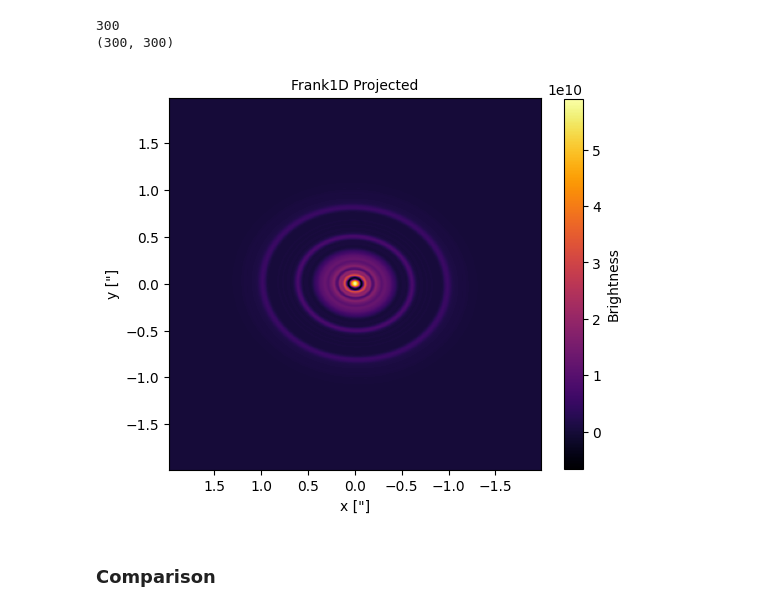
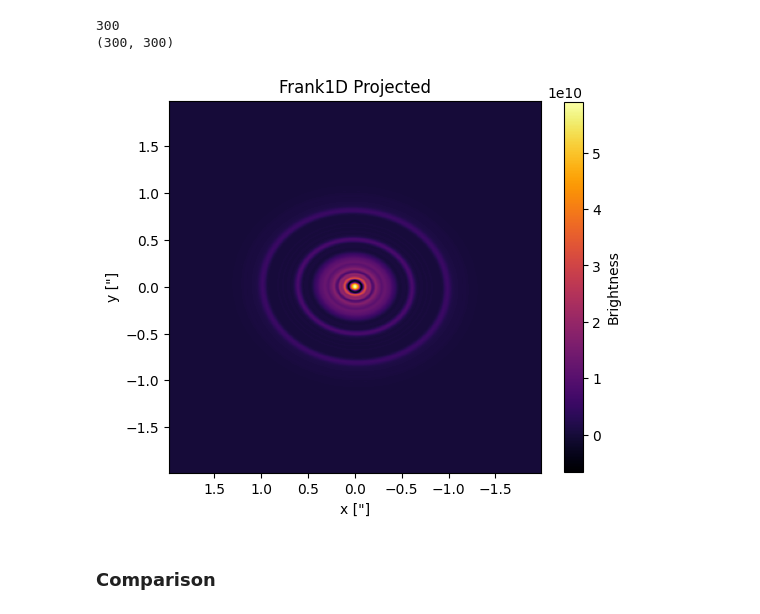
Before and after one commit to mariajmellado/Frank2D, a Jupyter notebook: Notebooks/22_January_LookingForTheWrong_2_Deprojection.ipynb, the cells around one changed output. Drawn from its saved outputs; the diff is of its cells as text; code cells hidden in the pictures.

```diff
--- a/Notebooks/22_January_LookingForTheWrong_2_Deprojection.ipynb
+++ b/Notebooks/22_January_LookingForTheWrong_2_Deprojection.ipynb
@@ -573,20 +573,20 @@ I2D, xmax_out, ymax_out = sweep_profile(sol.r, sol.mean, project= True, phase_sh
 # %%
 # Crear grilla para el gráfico
 x = np.linspace(-xmax_out, xmax_out, I2D.shape[1])
 y = np.linspace(-ymax_out, ymax_out, I2D.shape[0])
 
 # Gráfico con imshow
 plt.figure(figsize=(6, 6))
 extent = [xmax_out, -xmax_out, -ymax_out, ymax_out]  # Extensión del gráfico
 plt.imshow(I2D, extent=extent, origin='lower', cmap='inferno', aspect='auto')
 plt.colorbar(label='Brightness', shrink= 0.8)
 plt.xlabel('x ["]')
 plt.ylabel('y ["]')
-plt.title('Frank1D Projected', size = 10)
+plt.title('Frank1D Projected', size = 12)
 plt.gca().set_aspect('equal')
 plt.show()
 # %% [output]
-[figure, old version]
+[figure, new version]
 # %%
 r1d, I1d = radial_profile(x, y, I2D)
 # %% [markdown]
```
Also changed, not shown: 3 other files.
